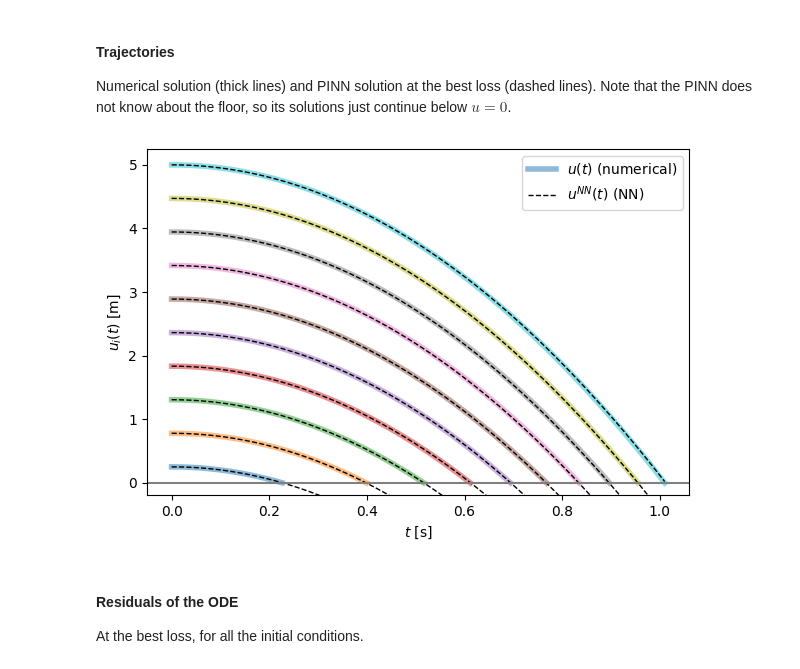
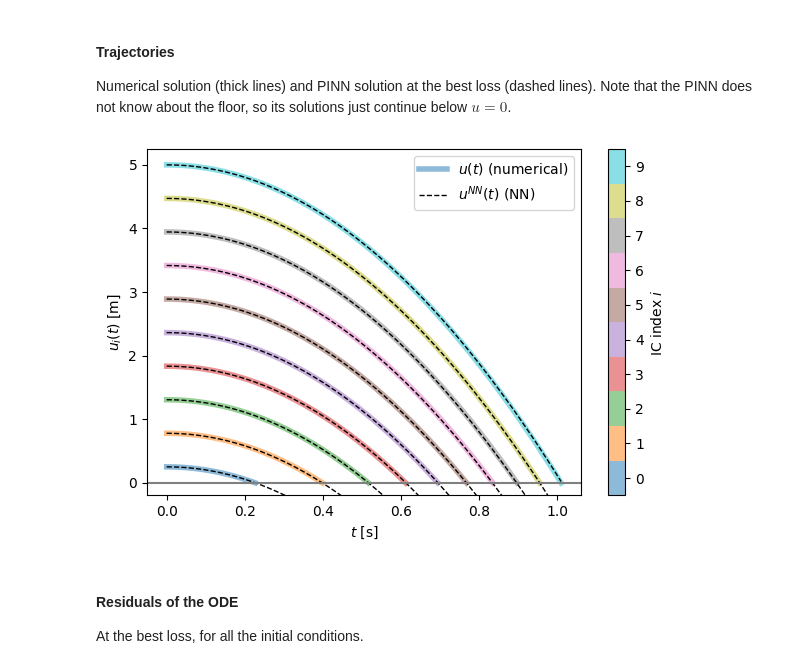
Before and after one commit to ptejerina/P2_ML_Lectures_public, a Jupyter notebook: 3_Inversion_of_V/Free_fall_inverse_problem_with_PINNs.ipynb, the cells around one changed output. Drawn from its saved outputs; the diff is of its cells as text; code cells hidden in the pictures.

```diff
--- a/3_Inversion_of_V/Free_fall_inverse_problem_with_PINNs.ipynb
+++ b/3_Inversion_of_V/Free_fall_inverse_problem_with_PINNs.ipynb
@@ -264,25 +264,34 @@ plt.show()
 #### Trajectories
 Numerical solution (thick lines) and PINN solution at the best loss (dashed lines). Note that the PINN does not know about the floor, so its solutions just continue below $u = 0$.
 # %%
+from matplotlib.colors import ListedColormap, BoundaryNorm
+from matplotlib.cm import ScalarMappable
+
 u_NN, R_NN = direct_problem(solver_direct.best_nets, t_direct, u0, v0)
 t_plot, u_NN, R_NN = to_plot(t_direct), to_plot(u_NN), to_plot(R_NN)
 
-plt.figure(figsize=(7, 4.5))
+cmap = ListedColormap([f'C{i}' for i in range(N)])          # one color per initial condition
+norm = BoundaryNorm(np.arange(-0.5, N), cmap.N)             # bins centered on the integers 0..N-1
+
+fig, ax = plt.subplots(figsize=(7, 4.5))
 for i in range(N):
     if i==0:
-        plt.plot(numerical[i][0], numerical[i][1], color=f'C{i}', lw=4, alpha=0.5, label=f'$u(t)$ (numerical)')
-        plt.plot(t_plot[i], u_NN[i], 'k--', lw=1, label=f'$u^{{NN}}(t)$ (NN)')
+        ax.plot(numerical[i][0], numerical[i][1], color=cmap(i), lw=4, alpha=0.5, label=f'$u(t)$ (numerical)')
+        ax.plot(t_plot[i], u_NN[i], 'k--', lw=1, label=f'$u^{{NN}}(t)$ (NN)')
     else:
-        plt.plot(numerical[i][0], numerical[i][1], color=f'C{i}', lw=4, alpha=0.5)
-        plt.plot(t_plot[i], u_NN[i], 'k--', lw=1)
-plt.axhline(0, color='gray')
-plt.ylim(-0.2, 1.05 * u0_data.max())
-plt.xlabel('$t$ [s]')
-plt.ylabel('$u_i(t)$ [m]')
-plt.legend()
+        ax.plot(numerical[i][0], numerical[i][1], color=cmap(i), lw=4, alpha=0.5)
+        ax.plot(t_plot[i], u_NN[i], 'k--', lw=1)
+ax.axhline(0, color='gray')
+ax.set_ylim(-0.2, 1.05 * u0_data.max())
+ax.set_xlabel('$t$ [s]')
+ax.set_ylabel('$u_i(t)$ [m]')
+ax.legend()
+cbar = fig.colorbar(ScalarMappable(norm=norm, cmap=cmap), ax=ax, ticks=np.arange(N), alpha=0.5)
+cbar.set_label('IC index $i$')
+cbar.ax.minorticks_off()
 plt.show()
 # %% [output]
-[figure, old version]
+[figure, new version]
 # %% [markdown]
 #### Residuals of the ODE
 At the best loss, for all the initial conditions.
```
Also changed, not shown: parts of 6 cells of this notebook, 1 other file.
